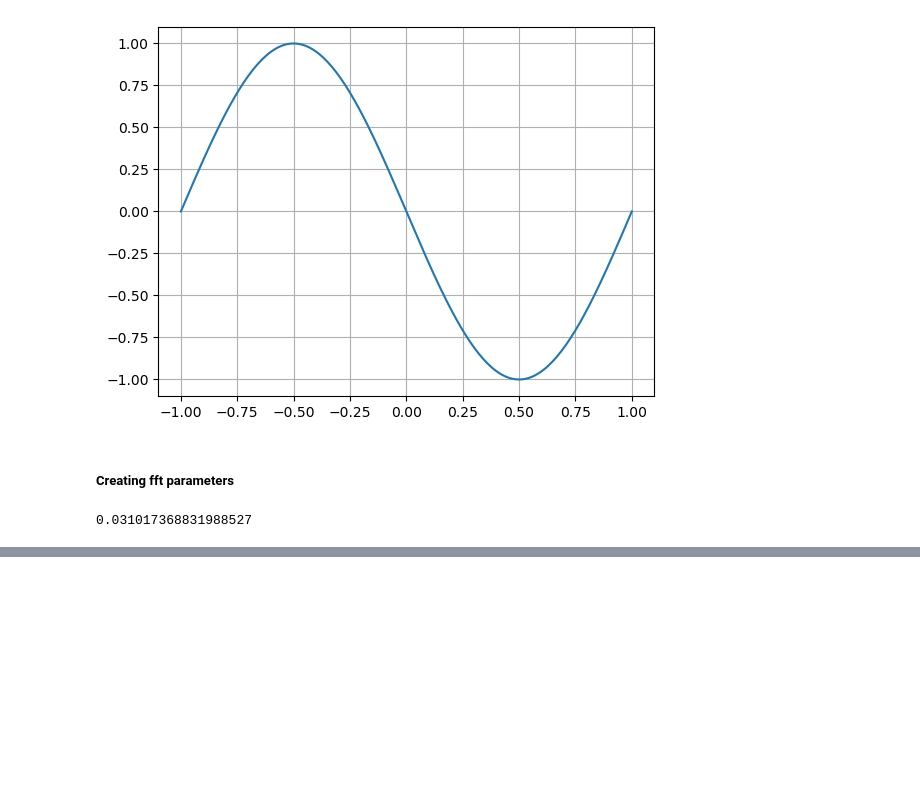
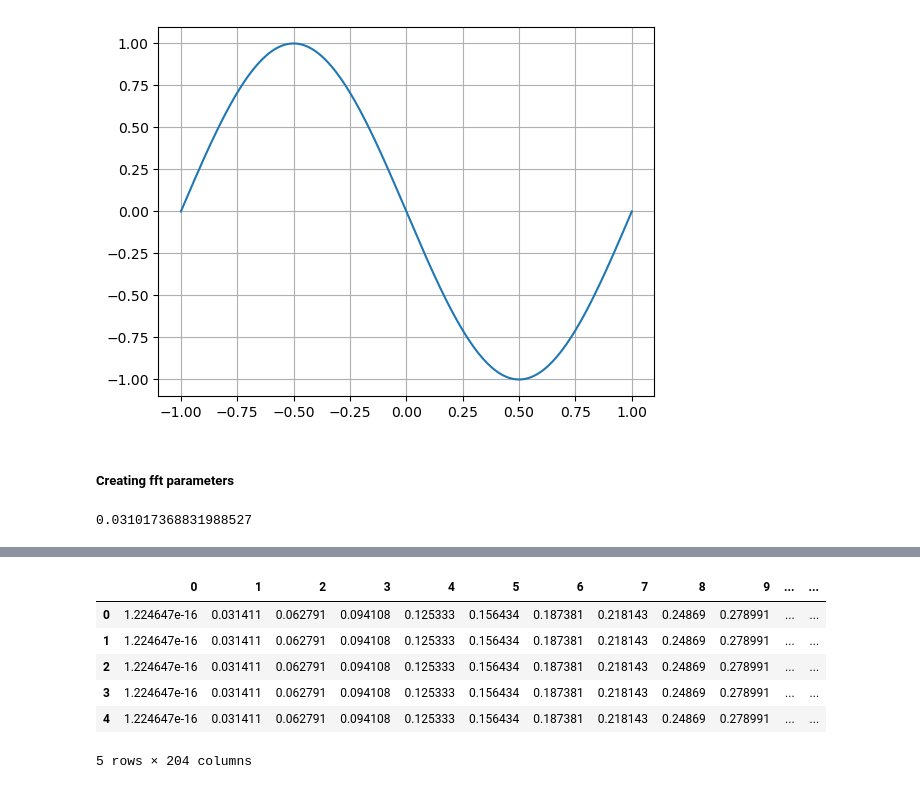
Before and after one commit to abhijeetmangela/Cylender_flow_ML, a Jupyter notebook: Burgers Equation/Burger_fft1.ipynb, the cells around one changed output, grey strips where cells are left out. Cells and saved outputs as stored; diff of their text form; code cells hidden in the pictures; blank space fills up the shorter version.

Commit message:
Updated data methods

```diff
--- a/Burgers Equation/Burger_fft1.ipynb
+++ b/Burgers Equation/Burger_fft1.ipynb
@@ -64,0 +76,13 @@ plt.plot(x_range,u_record[time_asked,:])
+# %%
+import pandas as pd
+
+Final_df = pd.DataFrame(Final_np_array)
+Final_df.head()
+# %% [output]
+|  | 0 | 1 | 2 | 3 | 4 | 5 | 6 | 7 | 8 | 9 | ... | ... |
+| 0 | 1.224647e-16 | 0.031411 | 0.062791 | 0.094108 | 0.125333 | 0.156434 | 0.187381 | 0.218143 | 0.24869 | 0.278991 | ... | ... |
+| 1 | 1.224647e-16 | 0.031411 | 0.062791 | 0.094108 | 0.125333 | 0.156434 | 0.187381 | 0.218143 | 0.24869 | 0.278991 | ... | ... |
+| 2 | 1.224647e-16 | 0.031411 | 0.062791 | 0.094108 | 0.125333 | 0.156434 | 0.187381 | 0.218143 | 0.24869 | 0.278991 | ... | ... |
+| 3 | 1.224647e-16 | 0.031411 | 0.062791 | 0.094108 | 0.125333 | 0.156434 | 0.187381 | 0.218143 | 0.24869 | 0.278991 | ... | ... |
+| 4 | 1.224647e-16 | 0.031411 | 0.062791 | 0.094108 | 0.125333 | 0.156434 | 0.187381 | 0.218143 | 0.24869 | 0.278991 | ... | ... |
+5 rows × 204 columns
```
Also changed, not shown: parts of 6 cells of this notebook, 3 other files.
